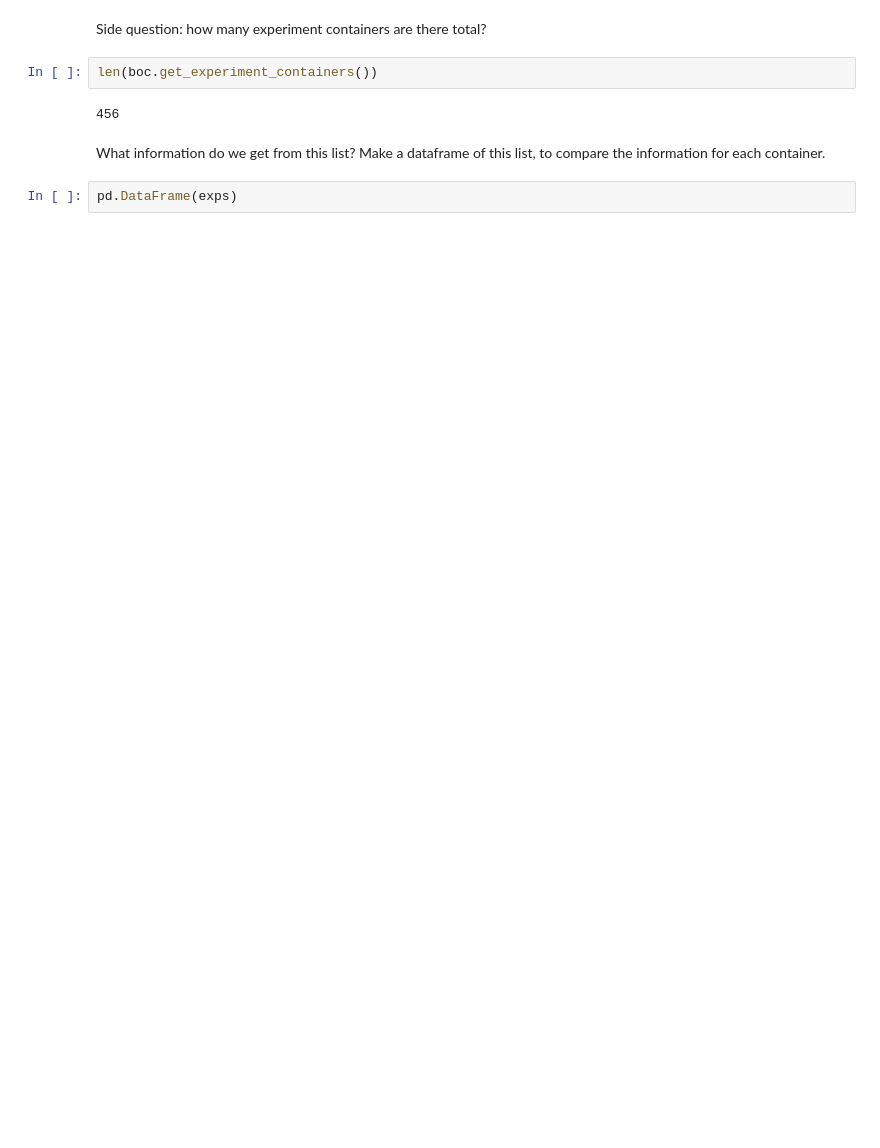
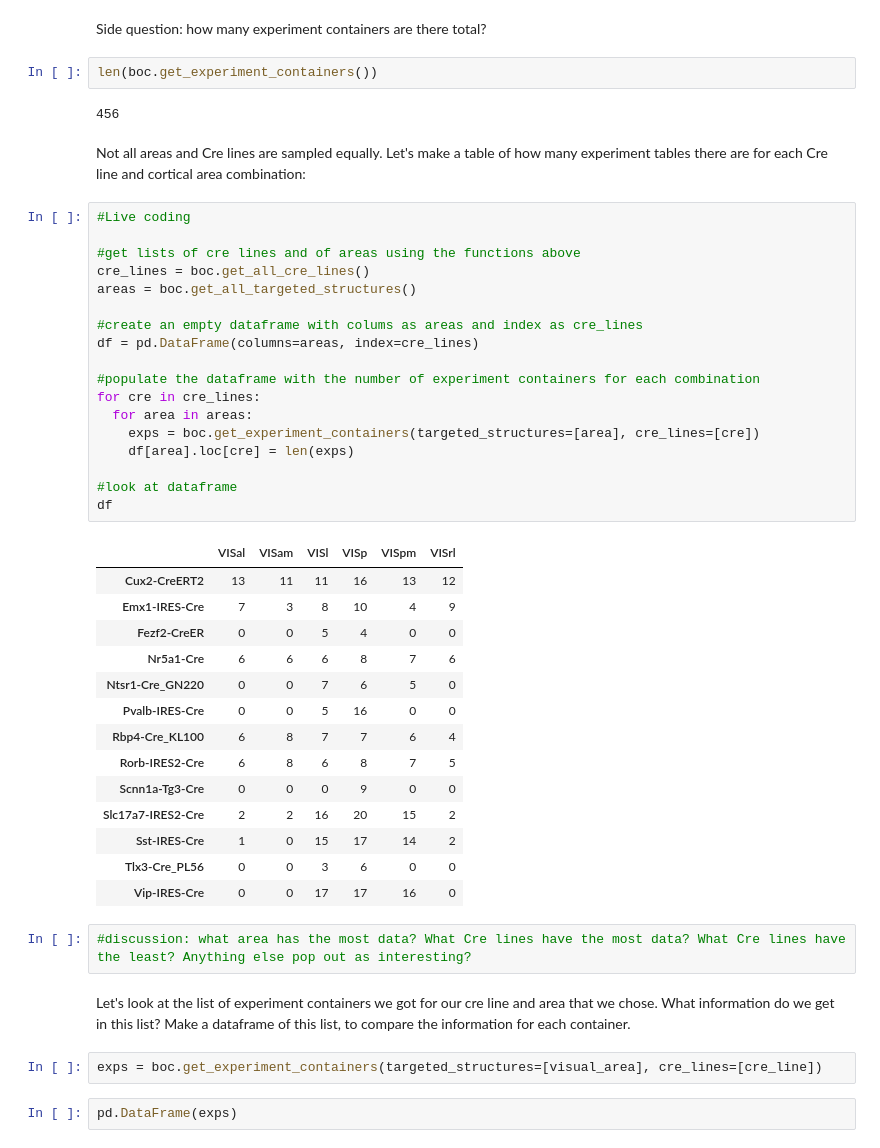
Before and after one commit to AllenSWDB/TReND_2024, a Jupyter notebook: code/Open for (Neuro)Science 2021 - 2P Visual Coding ANSWER KEY.ipynb, the cells around one changed output. Drawn from its saved outputs; the diff is of its cells as text; blank space fills up the shorter version.

```diff
--- a/code/Open for (Neuro)Science 2021 - 2P Visual Coding ANSWER KEY.ipynb
+++ b/code/Open for (Neuro)Science 2021 - 2P Visual Coding ANSWER KEY.ipynb
@@ -127,8 +131,47 @@ Side question: how many experiment containers are there total?
 len(boc.get_experiment_containers())
 # %% [output]
 456
+# %% [markdown]
+Not all areas and Cre lines are sampled equally. Let's make a table of how many experiment tables there are for each Cre line and cortical area combination:
+# %%
+#Live coding
+
+#get lists of cre lines and of areas using the functions above
+cre_lines = boc.get_all_cre_lines()
+areas = boc.get_all_targeted_structures()
+
+#create an empty dataframe with colums as areas and index as cre_lines
+df = pd.DataFrame(columns=areas, index=cre_lines)
+
+#populate the dataframe with the number of experiment containers for each combination
+for cre in cre_lines:
+  for area in areas:
+    exps = boc.get_experiment_containers(targeted_structures=[area], cre_lines=[cre])
+    df[area].loc[cre] = len(exps)
+
+#look at dataframe
+df
+# %% [output]
+|  | VISal | VISam | VISl | VISp | VISpm | VISrl |
+| Cux2-CreERT2 | 13 | 11 | 11 | 16 | 13 | 12 |
+| Emx1-IRES-Cre | 7 | 3 | 8 | 10 | 4 | 9 |
+| Fezf2-CreER | 0 | 0 | 5 | 4 | 0 | 0 |
+| Nr5a1-Cre | 6 | 6 | 6 | 8 | 7 | 6 |
+| Ntsr1-Cre_GN220 | 0 | 0 | 7 | 6 | 5 | 0 |
+| Pvalb-IRES-Cre | 0 | 0 | 5 | 16 | 0 | 0 |
+| Rbp4-Cre_KL100 | 6 | 8 | 7 | 7 | 6 | 4 |
+| Rorb-IRES2-Cre | 6 | 8 | 6 | 8 | 7 | 5 |
+| Scnn1a-Tg3-Cre | 0 | 0 | 0 | 9 | 0 | 0 |
+| Slc17a7-IRES2-Cre | 2 | 2 | 16 | 20 | 15 | 2 |
+| Sst-IRES-Cre | 1 | 0 | 15 | 17 | 14 | 2 |
+| Tlx3-Cre_PL56 | 0 | 0 | 3 | 6 | 0 | 0 |
+| Vip-IRES-Cre | 0 | 0 | 17 | 17 | 16 | 0 |
+# %%
+#discussion: what area has the most data? What Cre lines have the most data? What Cre lines have the least? Anything else pop out as interesting?
 # %% [markdown]
-What information do we get from this list? Make a dataframe of this list, to compare the information for each container.
+Let's look at the list of experiment containers we got for our cre line and area that we chose. What information do we get in this list? Make a dataframe of this list, to compare the information for each container.
+# %%
+exps = boc.get_experiment_containers(targeted_structures=[visual_area], cre_lines=[cre_line])
 # %%
 pd.DataFrame(exps)
 # %% [output]
```
Also changed, not shown: parts of 30 cells of this notebook, 2 other files.
